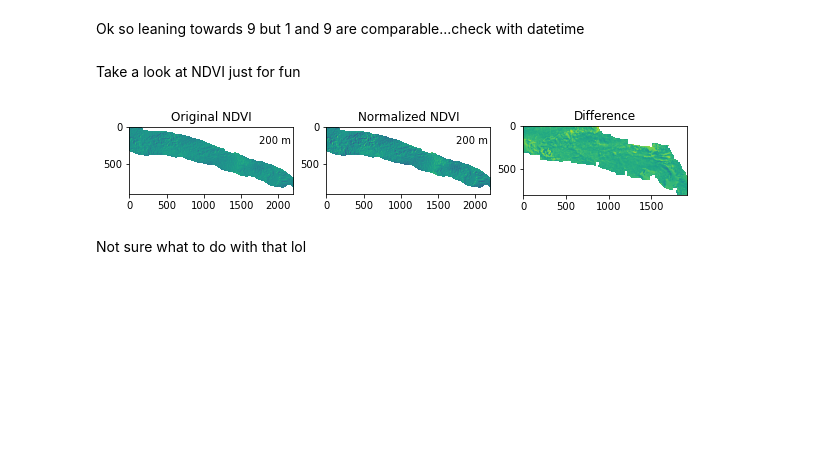
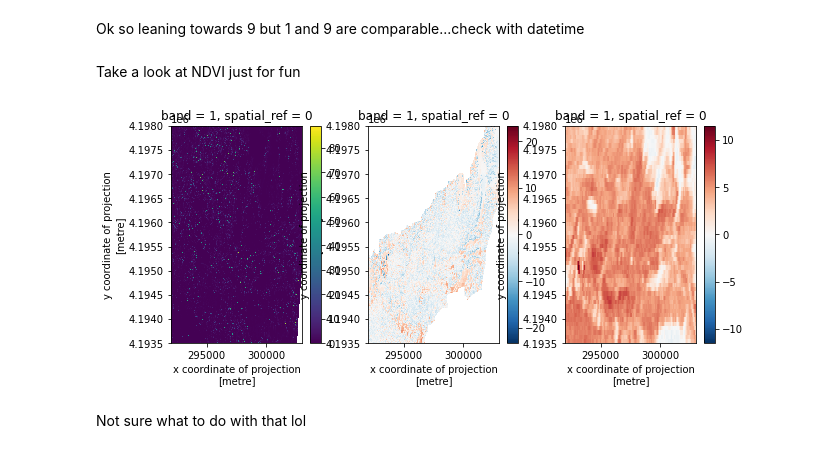
Before and after one commit to UW-GDA/aster-thermal, a Jupyter notebook: scratch.ipynb, the cells around one changed output. Drawn from its saved outputs; the diff is of its cells as text; code cells hidden in the pictures; blank space fills up the shorter version.

Commit message:
Streamlined mosaic calculations and reworked NDVI

```diff
--- a/scratch.ipynb
+++ b/scratch.ipynb
@@ -17,7 +13,7 @@ os.getcwd()
 # %%
 # Name airborne & aster files
 airborne_tif = './airborne/YOSEMITE_IR_PLANE_2017Apr21_mosaicked_9_calCam.tif'
-aster_tif = 'AST_L1T_00304212017185107_20170422082541_26960_ImageData14.tif'
+aster_tif = './aster/AST_L1T_00304212017185107_20170422082541_26960_ImageData14.tif'
 # %%
 print(rasterio.open(aster_tif).crs,rasterio.open(airborne_tif).crs)
 # %% [output]
@@ -687,5 +685,5 @@ Ok so leaning towards 9 but 1 and 9 are comparable...check with datetime
 # %% [markdown]
 Take a look at NDVI just for fun
 # %%
-red_path = './airborne/YOSEMITE_EO_PLANE_2017Apr21_mosaicked_4_rgb.tif'
-nir_path = './airborne/YOSEMITE_EO_PLANE_2017Apr21_mosaicked_5_rgb.tif'
+red_path = './aster/AST_L1T_00304212017185107_20170422082541_26960_ImageData2.tif'
+nir_path = './aster/AST_L1T_00304212017185107_20170422082541_26960_ImageData3N.tif'
@@ -716 +690,7 @@ def normalize(pixels):
+# %%
+red_src = xr.open_rasterio(red_path)
+nir_src = xr.open_rasterio(nir_path)
+
+red = red_src.rio.reproject_match(air_src)
+nir = nir_src.rio.reproject_match(air_src)
 # %%
@@ -720,20 +698,13 @@ NDVI_norm = normalize(NDVI)
 # %%
 f, [ax1, ax2, ax3] = plt.subplots(1,3)
 
-plot1 = ax1.imshow(NDVI)
-ax1.add_artist(ScaleBar(1.0))
-ax1.set_title('Original NDVI')
-
-plot2 = ax2.imshow(NDVI_norm)
-ax2.add_artist(ScaleBar(1.0))
-ax2.set_title('Normalized NDVI')
-
-plot3 = ax3.imshow(diff.squeeze())
-ax3.set_title('Difference')
+NDVI.plot(ax=ax1)
+diff.plot(ax=ax2)
+aster_src_repr.plot(ax=ax3)
 
 f.set_figwidth(10)
 f.set_figheight(4);
 # %% [output]
-[figure, old version]
+[figure, new version]
 # %% [markdown]
 Not sure what to do with that lol
```
Also changed, not shown: parts of 7 cells of this notebook, 1 other file.
